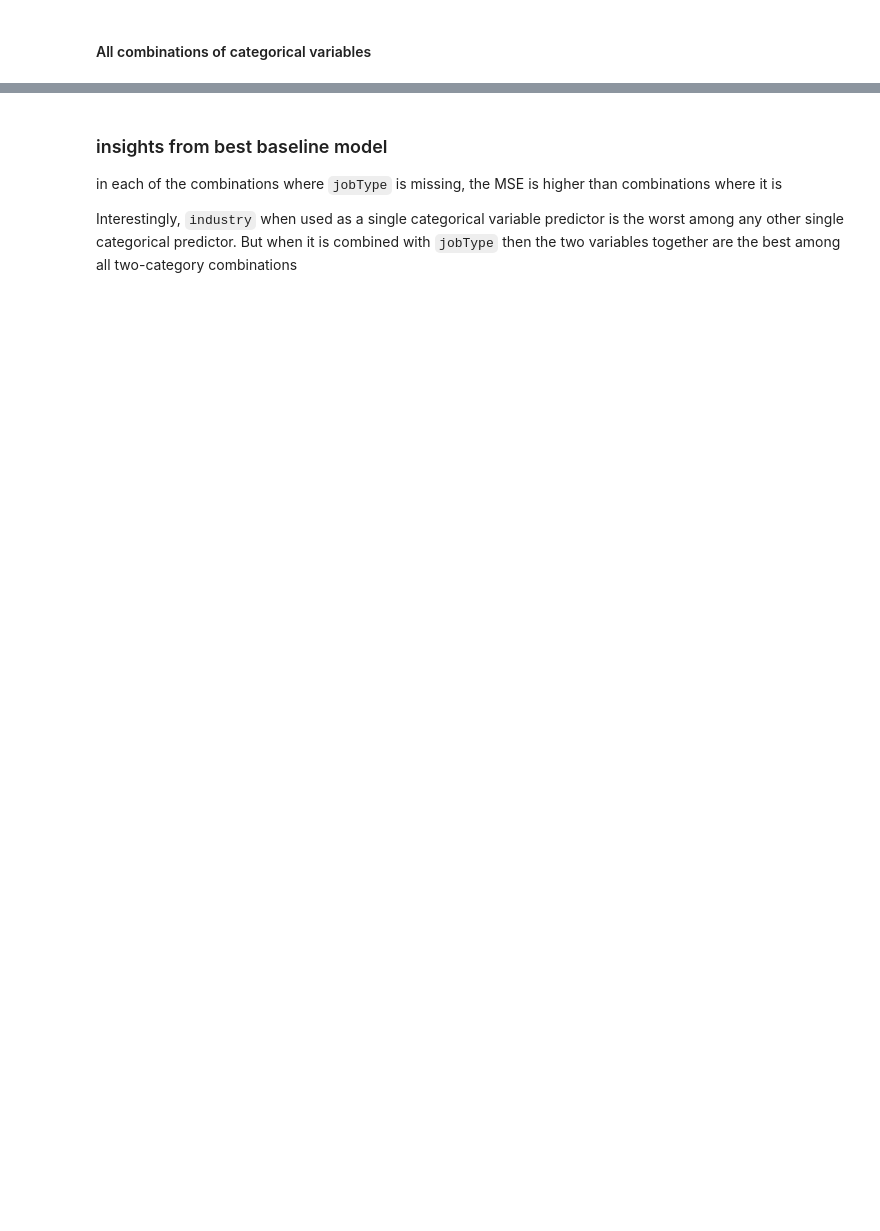
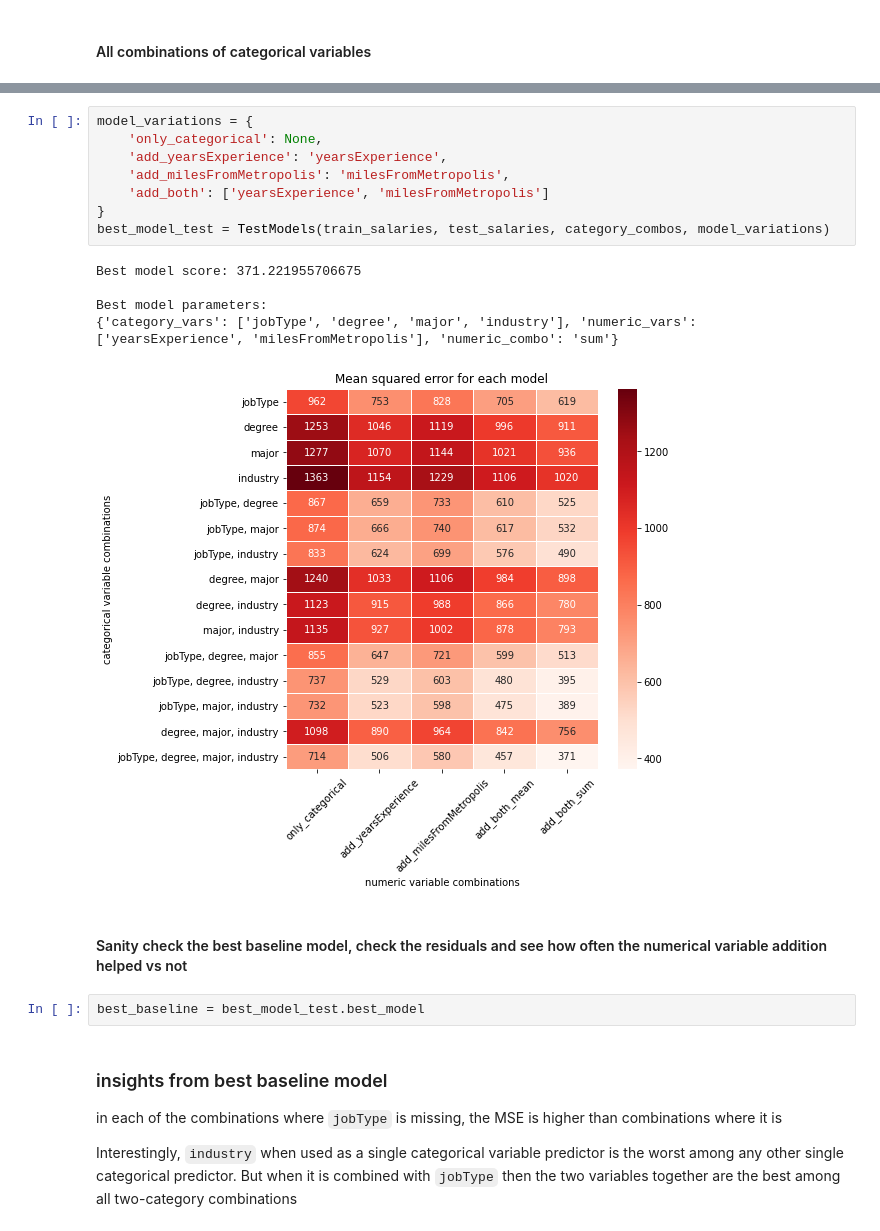
Before and after one commit to scottwiles/salary_prediction, a Jupyter notebook: notebooks/salary_prediction_baseline_model.ipynb, the cells around one changed output, grey strips where cells are left out. Drawn from its saved outputs; the diff is of its cells as text; blank space fills up the shorter version.

```diff
--- a/notebooks/salary_prediction_baseline_model.ipynb
+++ b/notebooks/salary_prediction_baseline_model.ipynb
@@ -99,3 +178,21 @@ columns measuring MSE for: just categories, years, miles, both, both with mean,
+# %%
+model_variations = {
+    'only_categorical': None,
+    'add_yearsExperience': 'yearsExperience',
+    'add_milesFromMetropolis': 'milesFromMetropolis',
+    'add_both': ['yearsExperience', 'milesFromMetropolis']
+}
+best_model_test = TestModels(train_salaries, test_salaries, category_combos, model_variations)
+# %% [output]
+Best model score: 371.221955706675
+
+Best model parameters:
+{'category_vars': ['jobType', 'degree', 'major', 'industry'], 'numeric_vars': ['yearsExperience', 'milesFromMetropolis'], 'numeric_combo': 'sum'}
+[figure, added]
+# %% [markdown]
+#### Sanity check the best baseline model, check the residuals and see how often the numerical variable addition helped vs not
+# %%
+best_baseline = best_model_test.best_model
 # %% [markdown]
 ### insights from best baseline model
 
```
Also changed, not shown: parts of 29 cells of this notebook, 2 other files.
